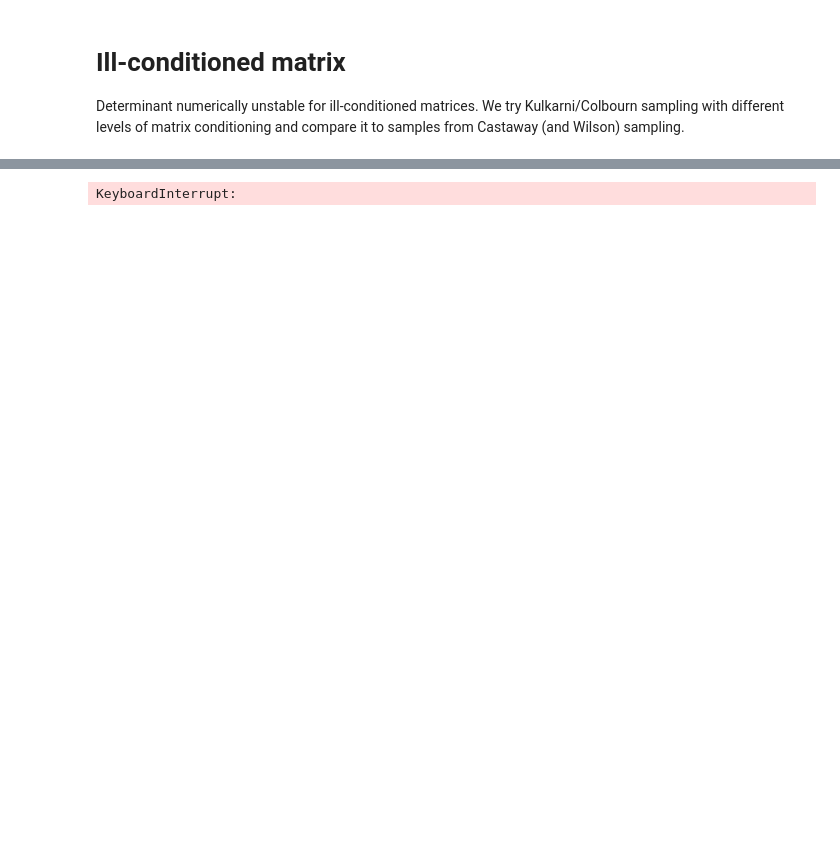
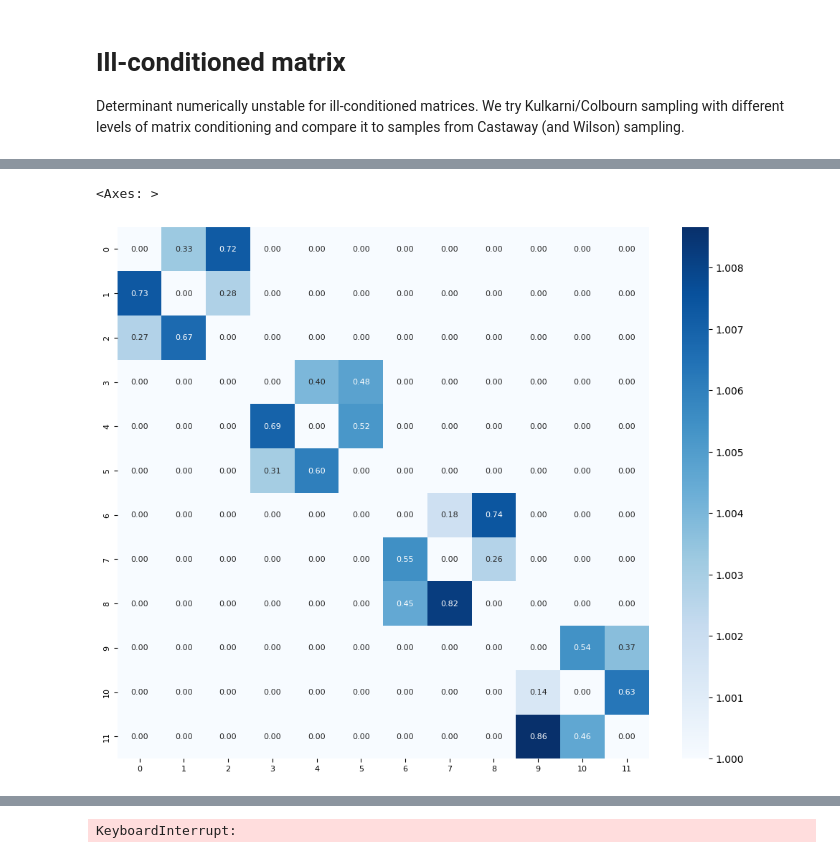
Before and after one commit to Lagergren-Lab/treesampling, a Jupyter notebook: notebooks/ill-conditioned_matrix.ipynb, the cells around one changed output, grey strips where cells are left out. Saved outputs shown, nothing was run; the diff lists cells and outputs as text; code cells hidden in the pictures; blank space fills up the shorter version.

```diff
--- a/notebooks/ill-conditioned_matrix.ipynb
+++ b/notebooks/ill-conditioned_matrix.ipynb
@@ -43,3 +46,8 @@ p, n_blocks = (1e-30, 4)
 graph = graphs.random_weakly_connected_k_subgraphs(n_nodes, k=n_blocks, log_probs=False, weak_weight=p)
+# %%
+plot_logweights_heatmap(nx.to_numpy_array(graph))
+# %% [output]
+<Axes: >
+[figure, added]
 # %%
 log_graph = reset_adj_matrix(graph, np.log(nx.to_numpy_array(graph)))
```
Also changed, not shown: parts of 37 cells of this notebook, 8 other files.
